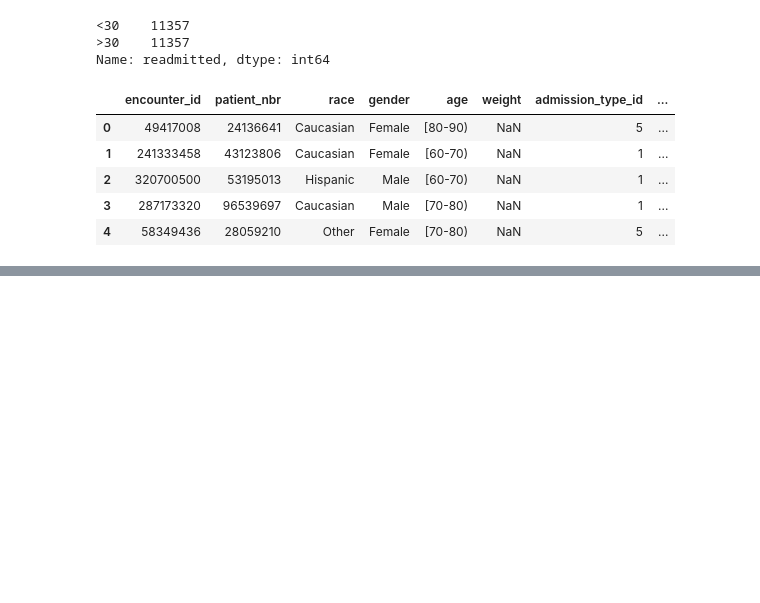
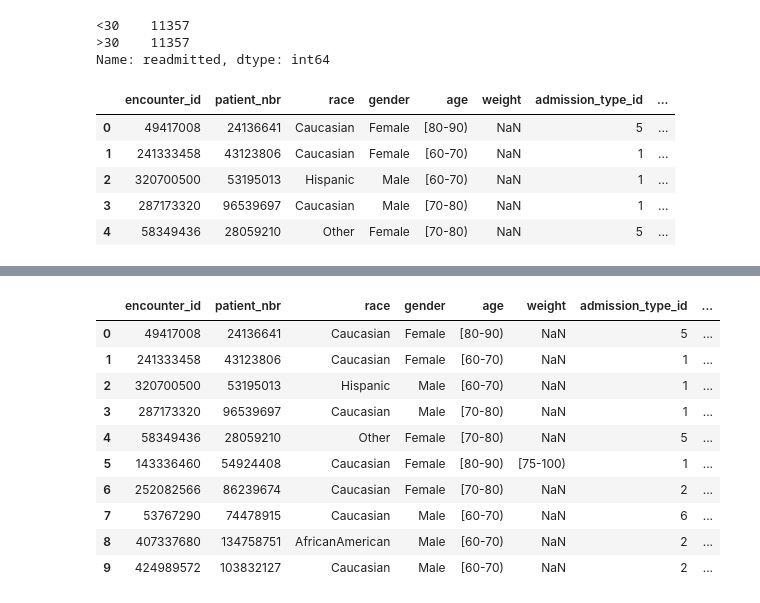
Before and after one commit to nrichards17/diabetes-pytorch, a Jupyter notebook: notebooks/00-Diabetes-Exploration.ipynb, the cells around one changed output, grey strips where cells are left out. Cells and saved outputs as stored; diff of their text form; code cells hidden in the pictures; blank space fills up the shorter version.

```diff
--- a/notebooks/00-Diabetes-Exploration.ipynb
+++ b/notebooks/00-Diabetes-Exploration.ipynb
@@ -51,7 +51,7 @@ mpl.style.use('seaborn')
 
 pd.options.mode.chained_assignment = None  # default='warn'
 pd.options.display.max_columns = 999
-pd.options.display.max_rows = 500
+pd.options.display.max_rows = 40
 np.set_printoptions(precision=6)
 
 DATA_PATH = '../data/'
@@ -297,0 +487,14 @@ Name: readmitted, dtype: int64
+# %%
+downsampled_df.head(10)
+# %% [output]
+|  | encounter_id | patient_nbr | race | gender | age | weight | admission_type_id | ... |
+| 0 | 49417008 | 24136641 | Caucasian | Female | [80-90) | NaN | 5 | ... |
+| 1 | 241333458 | 43123806 | Caucasian | Female | [60-70) | NaN | 1 | ... |
+| 2 | 320700500 | 53195013 | Hispanic | Male | [60-70) | NaN | 1 | ... |
+| 3 | 287173320 | 96539697 | Caucasian | Male | [70-80) | NaN | 1 | ... |
+| 4 | 58349436 | 28059210 | Other | Female | [70-80) | NaN | 5 | ... |
+| 5 | 143336460 | 54924408 | Caucasian | Female | [80-90) | [75-100) | 1 | ... |
+| 6 | 252082566 | 86239674 | Caucasian | Female | [70-80) | NaN | 2 | ... |
+| 7 | 53767290 | 74478915 | Caucasian | Male | [60-70) | NaN | 6 | ... |
+| 8 | 407337680 | 134758751 | AfricanAmerican | Male | [60-70) | NaN | 2 | ... |
+| 9 | 424989572 | 103832127 | Caucasian | Male | [60-70) | NaN | 2 | ... |
```
Also changed, not shown: parts of 17 cells of this notebook.
